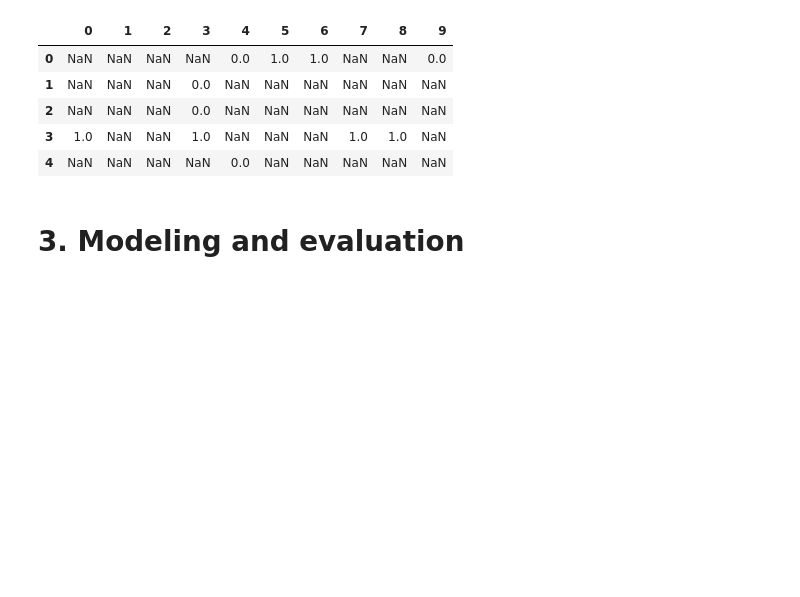
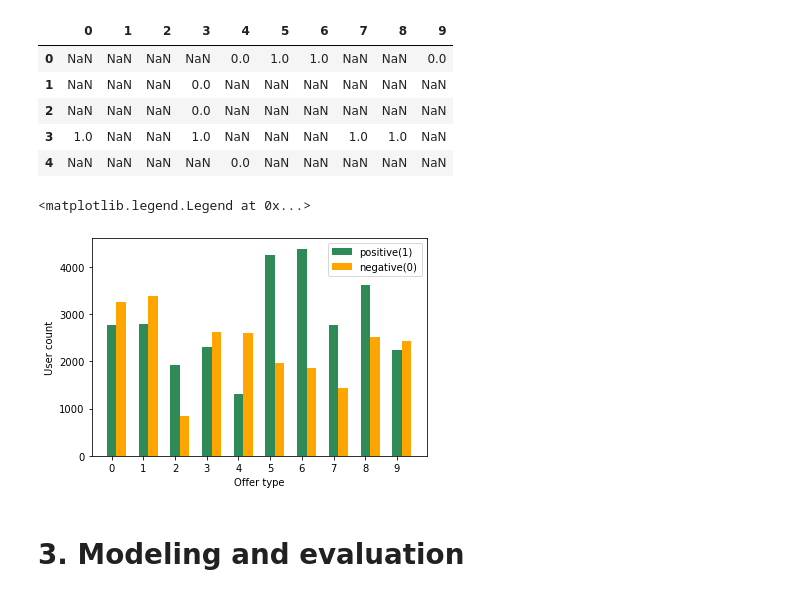
Before and after one commit to aeng1993/udacity_project_starbucks, a Jupyter notebook: Starbucks_Capstone.ipynb, the cells around one changed output. Saved outputs shown, nothing was run; the diff lists cells and outputs as text; code cells hidden in the pictures; blank space fills up the shorter version.

```diff
--- a/Starbucks_Capstone.ipynb
+++ b/Starbucks_Capstone.ipynb
@@ -558,6 +558,39 @@ Complete creating records for offer id 9
 | 2 | NaN | NaN | NaN | 0.0 | NaN | NaN | NaN | NaN | NaN | NaN |
 | 3 | 1.0 | NaN | NaN | 1.0 | NaN | NaN | NaN | 1.0 | 1.0 | NaN |
 | 4 | NaN | NaN | NaN | NaN | 0.0 | NaN | NaN | NaN | NaN | NaN |
+# %%
+# Count the number of positive/negative responses for each offer type
+# tot is the same for all offer type, this is just a consistency check
+
+response_distribution = []
+
+for i in range(10):
+    n_1 = len(offer_df[offer_df[i]==1])
+    n_0 = len(offer_df[offer_df[i]==0])
+    n_nan = offer_df[i].isnull().sum()
+    tot = n_nan+n_1+n_0
+    response_distribution.append((n_1,n_0,n_nan,tot))
+
+n_1 = [n_1 for n_1,n_0,n_nan,n_tot in response_distribution]
+n_0 = [n_0 for n_1,n_0,n_nan,n_tot in response_distribution]
+
+# Visualization of the results
+ind = np.arange(10)
+width = 0.30
+fig = plt.figure()
+ax = fig.add_subplot(111)
+bar_rf = ax.bar(ind, n_1, width, color='seagreen')
+bar_sgd = ax.bar(ind+width, n_0, width, color='orange')
+
+ax.set_xlabel('Offer type')
+ax.set_ylabel('User count')
+ax.set_xticks(ind)
+ax.set_xticklabels( ('0','1','2','3','4','5','6','7','8','9') )
+
+ax.legend( ('positive(1)', 'negative(0)') )
+# %% [output]
+<matplotlib.legend.Legend at 0x...>
+[figure, added]
 # %% [markdown]
 # 3. Modeling and evaluation
 # %% [markdown]
```
Also changed, not shown: parts of 5 cells of this notebook, 2 other files.
